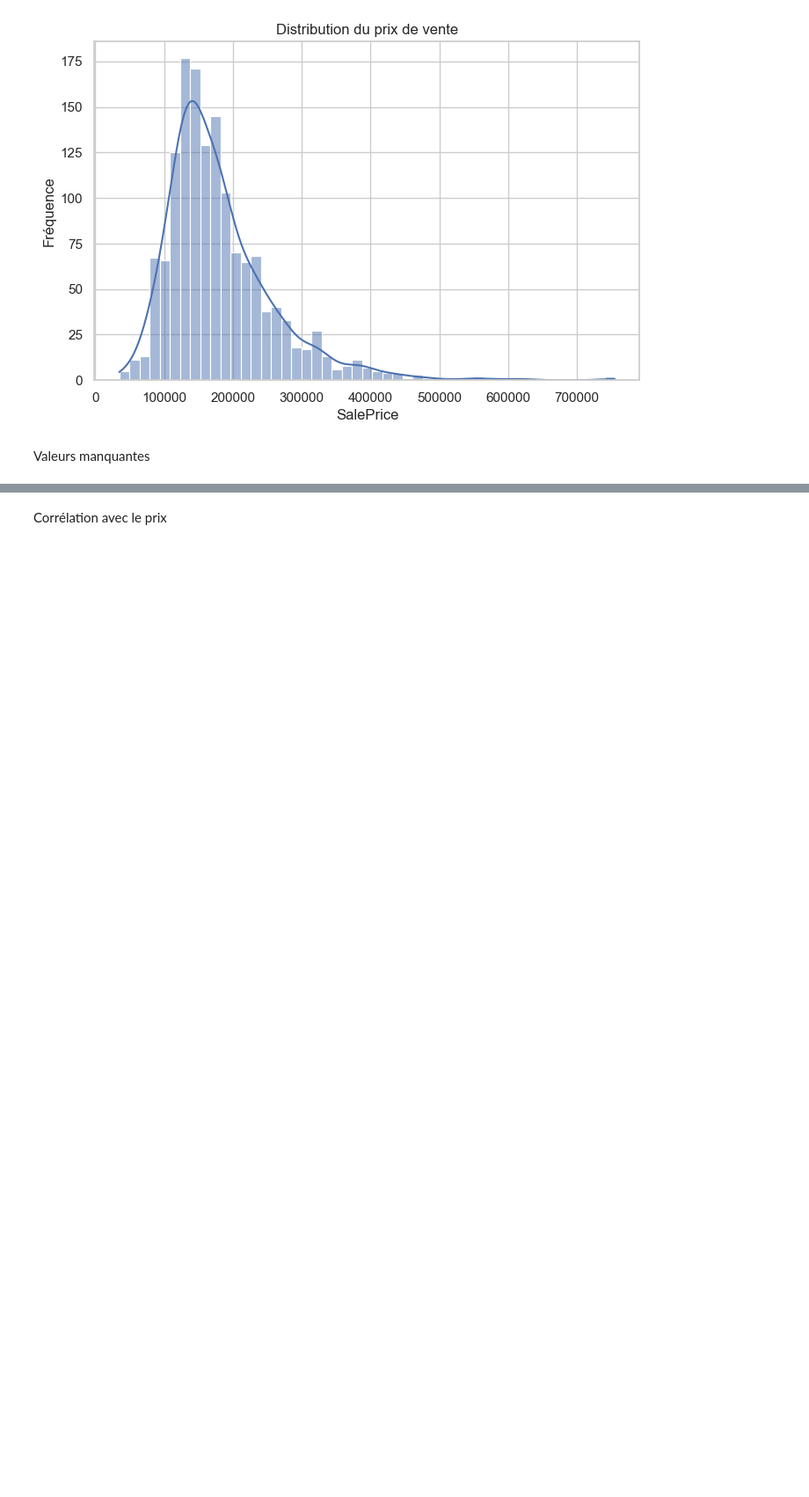
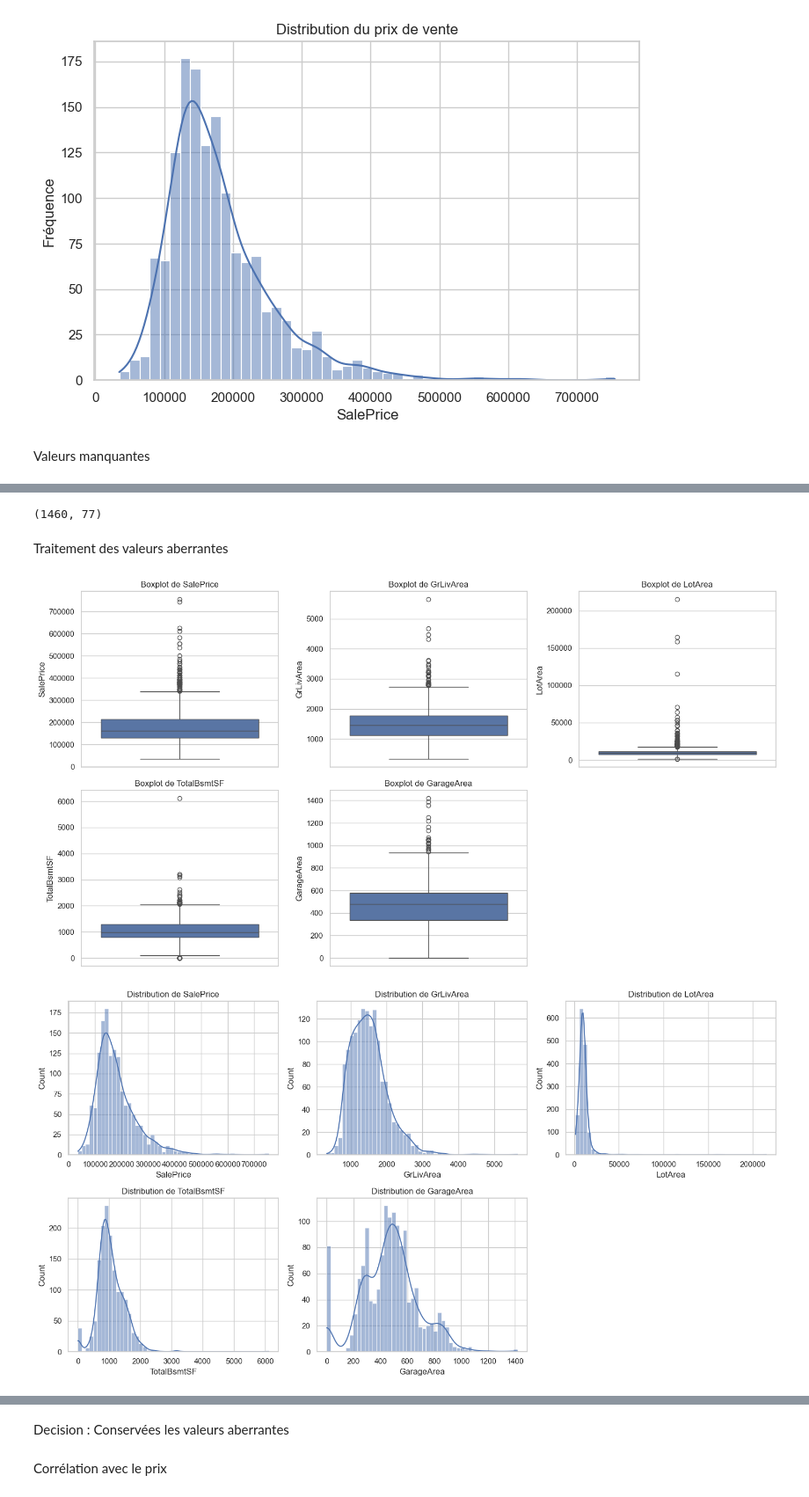
Before and after one commit to Louise160703/projet-mlops-house-prices, a Jupyter notebook: notebooks/01_exploration.ipynb, the cells around one changed output, grey strips where cells are left out. Shown at 88% size. Cells and saved outputs as stored; diff of their text form; code cells hidden in the pictures; blank space fills up the shorter version.

```diff
--- a/notebooks/01_exploration.ipynb
+++ b/notebooks/01_exploration.ipynb
@@ -125,0 +179,54 @@ dtype: float64
+# %%
+train_df.shape
+# %% [output]
+(1460, 77)
+# %% [markdown]
+Traitement des valeurs aberrantes
+# %%
+num_cols = ['SalePrice', 'GrLivArea', 'LotArea', 'TotalBsmtSF', 'GarageArea']
+
+#Boxplots pour détecter les outliers
+
+plt.figure(figsize=(15,8))
+for i, col in enumerate(num_cols):
+    plt.subplot(2, 3, i+1)
+    sns.boxplot(y=train_df[col])
+    plt.title(f"Boxplot de {col}")
+plt.tight_layout()
+plt.show()
+
+#Histogrammes pour visualiser la distribution
+
+plt.figure(figsize=(15,8))
+for i, col in enumerate(num_cols):
+    plt.subplot(2, 3, i+1)
+    sns.histplot(train_df[col], bins=50, kde=True)
+    plt.title(f"Distribution de {col}")
+plt.tight_layout()
+plt.show()
+
+# Scatter plot : SalePrice vs surfaces
+
+plt.figure(figsize=(12,5))
+sns.scatterplot(x='GrLivArea', y='SalePrice', data=train_df)
+plt.title("Prix de vente vs Surface habitable")
+plt.xlabel("GrLivArea (sqft)")
+plt.ylabel("SalePrice")
+plt.show()
+
+plt.figure(figsize=(12,5))
+sns.scatterplot(x='TotalBsmtSF', y='SalePrice', data=train_df)
+plt.title("Prix de vente vs Surface du sous-sol")
+plt.xlabel("TotalBsmtSF (sqft)")
+plt.ylabel("SalePrice")
+plt.show()
+
+plt.figure(figsize=(12,5))
+sns.scatterplot(x='LotArea', y='SalePrice', data=train_df)
+plt.title("Prix de vente vs Surface du terrain")
+plt.xlabel("LotArea (sqft)")
+plt.ylabel("SalePrice")
+plt.show()
+# %% [output]
+[figure, added]
+[figure, added]
@@ -126,3 +236,5 @@ dtype: float64
+# %% [markdown]
+Decision : Conservées les valeurs aberrantes
 # %% [markdown]
 Corrélation avec le prix
 # %%
```
Also changed, not shown: parts of 14 cells of this notebook, 1 other file.
